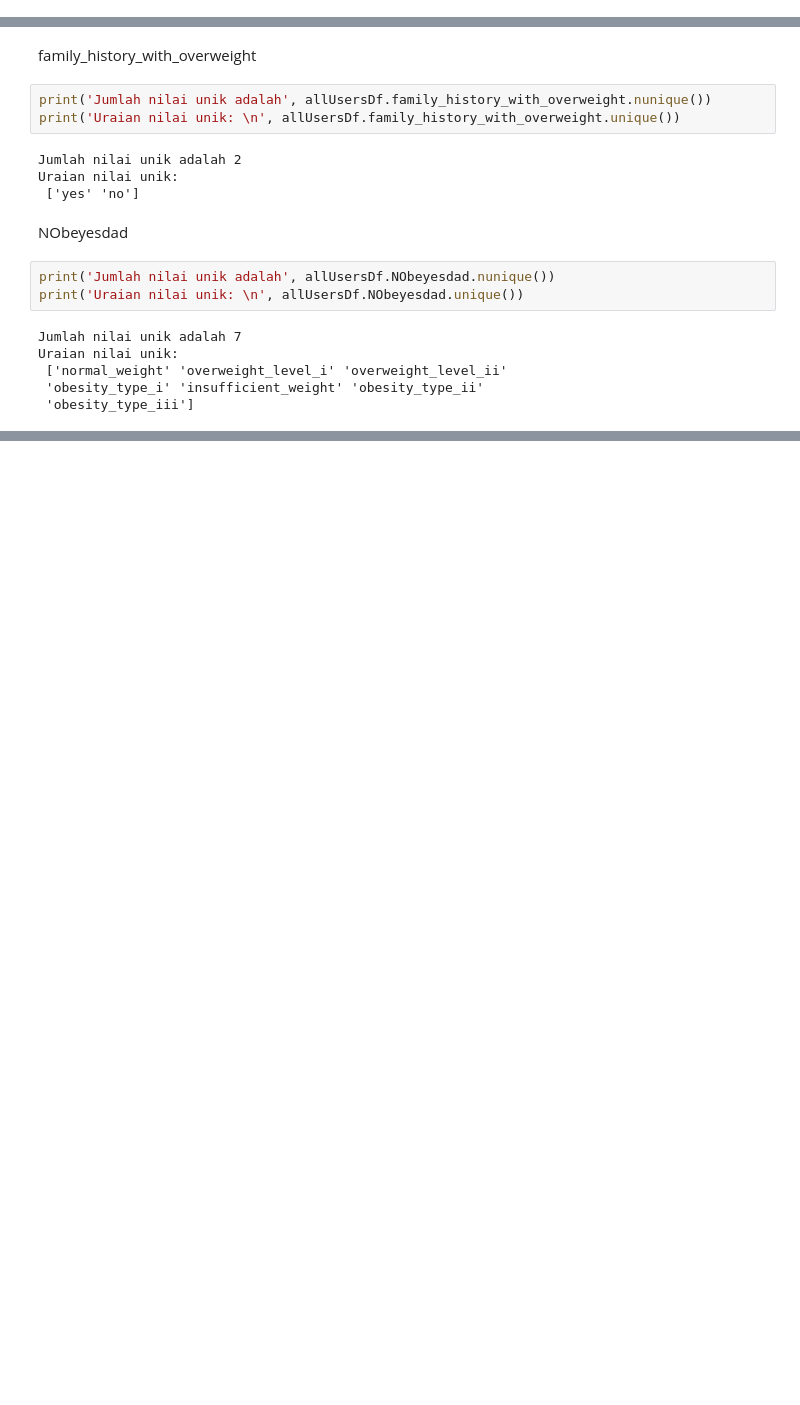
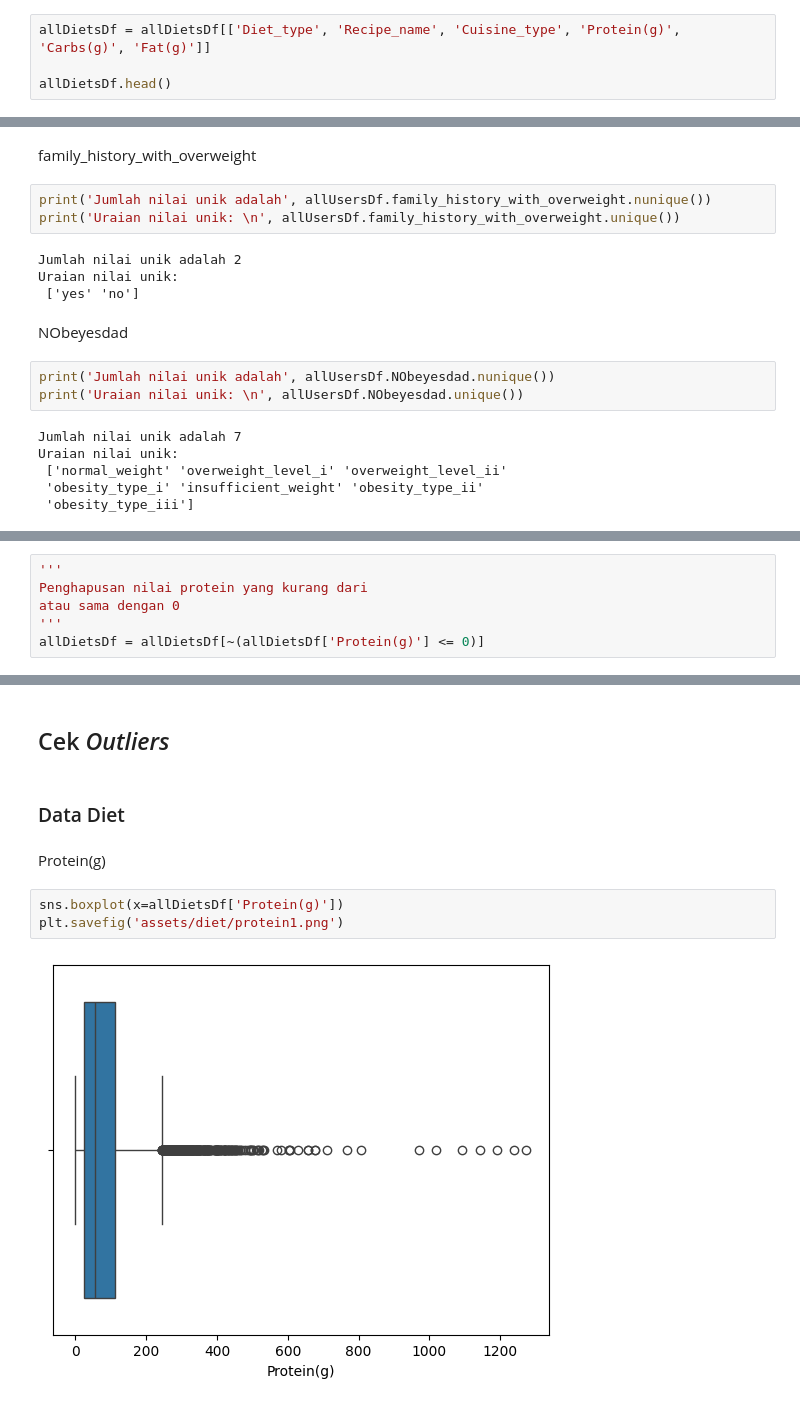
Before and after one commit to ishala/obesity-analysis-and-recommender-system, a Jupyter notebook: Submission 2/analisis.ipynb, the cells around one changed output, grey strips where cells are left out. Cells and saved outputs as stored; diff of their text form; blank space fills up the shorter version.

Commit message:
add EDA steps until removing all outliers among all datasets

```diff
--- a/Submission 2/analisis.ipynb
+++ b/Submission 2/analisis.ipynb
@@ -230,0 +297,4 @@ Saat ini, kolom **Weight** sudah berubah tipe data menjadi *float* dari yang sem
+# %%
+allDietsDf = allDietsDf[['Diet_type', 'Recipe_name', 'Cuisine_type', 'Protein(g)', 'Carbs(g)', 'Fat(g)']]
+
+allDietsDf.head()
@@ -287,0 +408,6 @@ Uraian nilai unik:
+# %%
+'''
+Penghapusan nilai protein yang kurang dari
+atau sama dengan 0
+'''
+allDietsDf = allDietsDf[~(allDietsDf['Protein(g)'] <= 0)]
@@ -287,0 +443,11 @@ Uraian nilai unik:
+# %% [markdown]
+## Cek *Outliers*
+# %% [markdown]
+### Data Diet
+# %% [markdown]
+Protein(g)
+# %%
+sns.boxplot(x=allDietsDf['Protein(g)'])
+plt.savefig('assets/diet/protein1.png')
+# %% [output]
+[figure, added]
```
Also changed, not shown: parts of 94 cells of this notebook, 14 other files.
